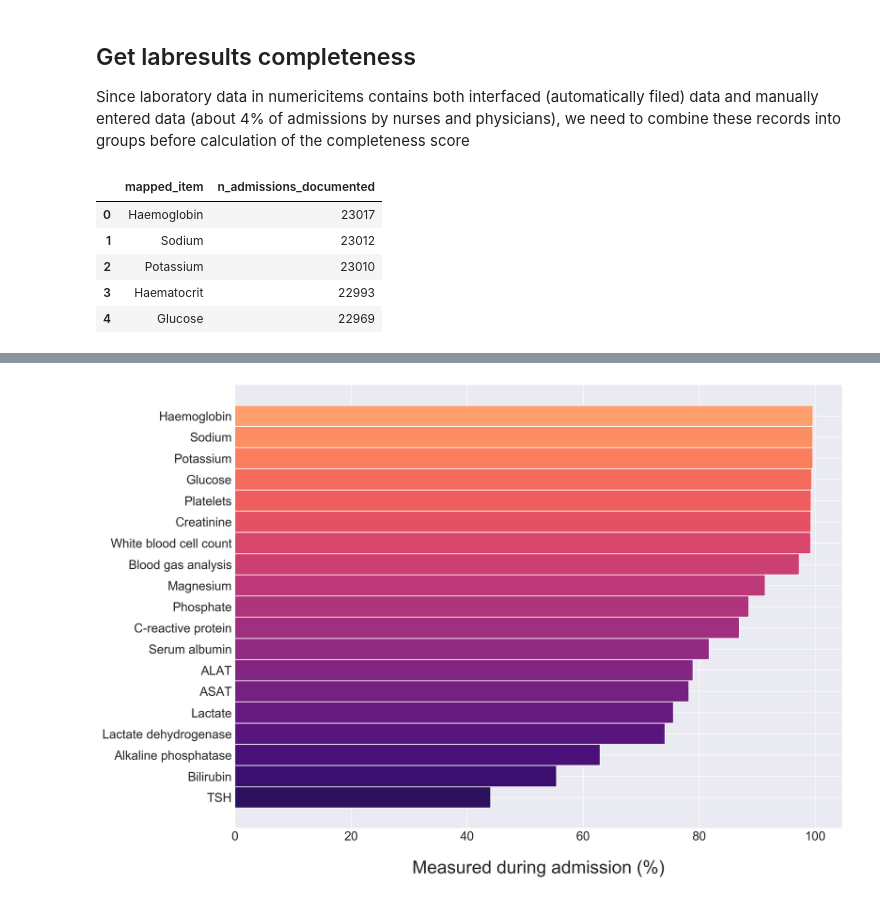
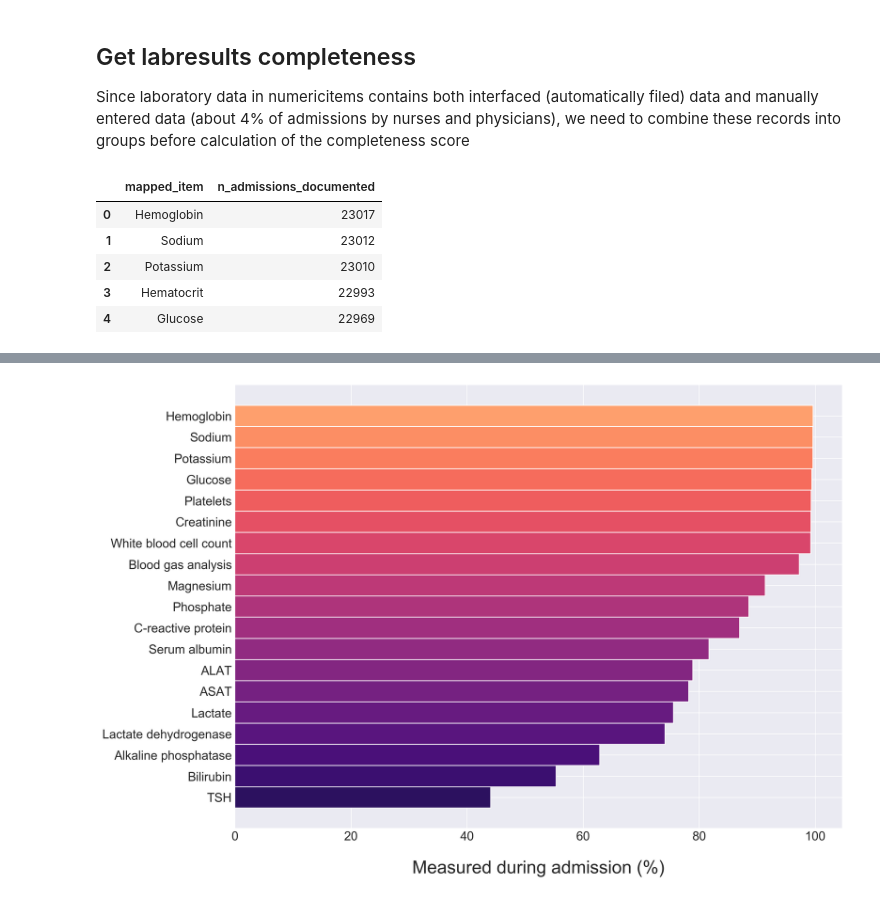
Before and after one commit to AmsterdamUMC/AmsterdamUMCdb, a Jupyter notebook: paper/paper-fig2-data-diversity.ipynb, the cells around one changed output, grey strips where cells are left out. Drawn from its saved outputs; the diff is of its cells as text; code cells hidden in the pictures.

```diff
--- a/paper/paper-fig2-data-diversity.ipynb
+++ b/paper/paper-fig2-data-diversity.ipynb
@@ -495,12 +495,12 @@ SELECT
             10286, --Hb(v.Bgs) (bloed)
             19703, --Hb poct (bloed)
             9553 --CtHB Astrup
-        ) THEN 'Haemoglobin'
+        ) THEN 'Hemoglobin'
         WHEN itemid IN (
             11423, --Ht (bloed)
             11545, --Ht(v.Bgs) (bloed)
             6777 --Hematocriet
-        ) THEN 'Haematocrit'
+        ) THEN 'Hematocrit'
         WHEN itemid IN (
             9964, --Thrombo's (bloed)
             6797, --Thrombocyten
@@ -620,37 +620,37 @@ SELECT
             21214 --PO2 (bloed) - kPa
         ) THEN 'PO2'
         WHEN itemid IN (
             9994, --B.E. (bloed)
             6807 --B.E.
         ) THEN 'Base Excess'
         WHEN itemid IN (
             9992, --Act.HCO3 (bloed)
             6810 --HCO3
         ) THEN 'Actual Bicarbonate'
         WHEN itemid IN (
             9559, --Anion-Gap (bloed)
             8492 --AnGap
         ) THEN 'Anion gap'
         WHEN itemid IN (
             12311, --O2-Saturatie (bloed)
             8903 --SO2
         ) THEN 'O2 saturation'
     ELSE item
     END AS mapped_item,
     COUNT(DISTINCT admissionid) AS n_admissions_documented
 FROM numericitems
 WHERE islabresult = B'1'
 GROUP BY mapped_item
 ORDER BY COUNT(DISTINCT admissionid) DESC
 """
 labs_mapped_completeness = pd.read_sql(sql_labs_mapped_completeness,con)
 labs_mapped_completeness.head()
 # %% [output]
 |  | mapped_item | n_admissions_documented |
-| 0 | Haemoglobin | 23017 |
+| 0 | Hemoglobin | 23017 |
 | 1 | Sodium | 23012 |
 | 2 | Potassium | 23010 |
-| 3 | Haematocrit | 22993 |
+| 3 | Hematocrit | 22993 |
 | 4 | Glucose | 22969 |
 # %%
 labs_mapped_completeness['completed_pt'] = 100*labs_mapped_completeness['n_admissions_documented']/num_admissions
```
Also changed, not shown: parts of 19 cells of this notebook, 22 other files.
